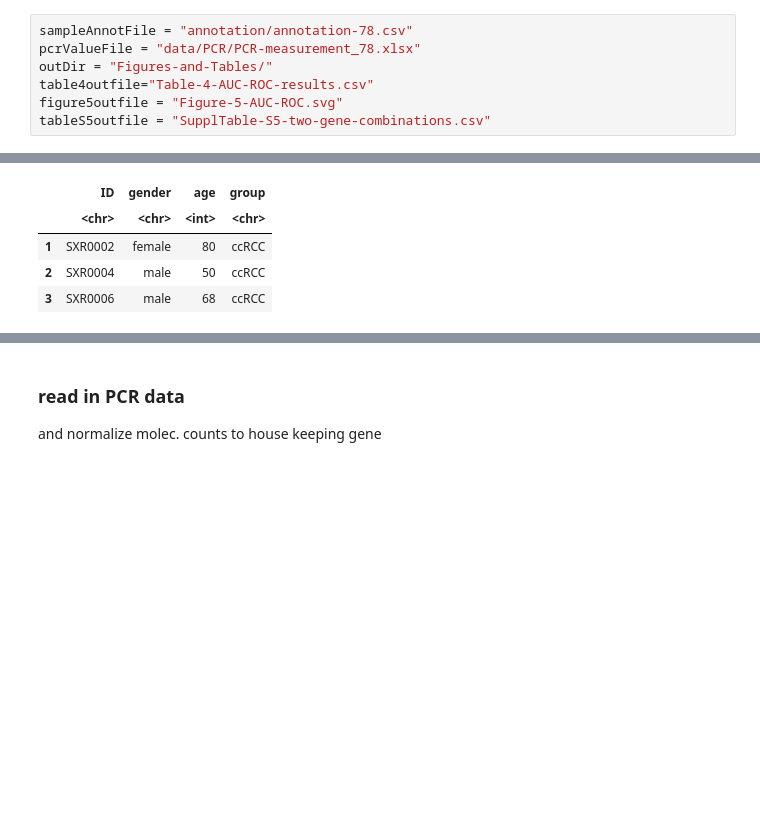
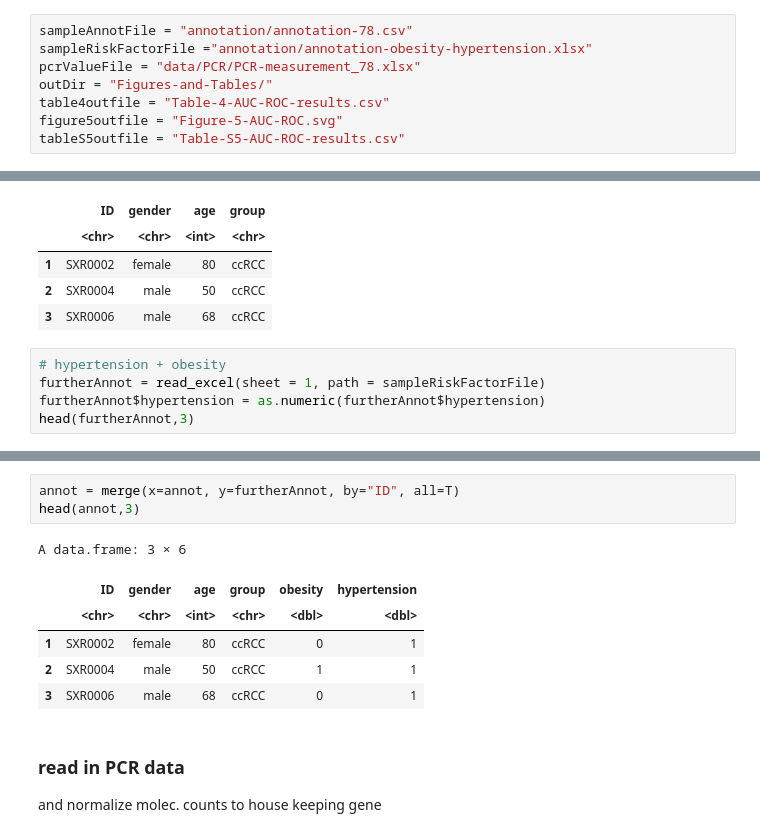
Before and after one commit to konradgrutz/ccRCC_biomarker_analysis, a Jupyter notebook: scripts/evaluate-PCR-predictions.r.ipynb, the cells around one changed output, grey strips where cells are left out. Cells and saved outputs as stored; diff of their text form; blank space fills up the shorter version.

```diff
--- a/scripts/evaluate-PCR-predictions.r.ipynb
+++ b/scripts/evaluate-PCR-predictions.r.ipynb
@@ -11,11 +7,12 @@ library(ggplot2)
 setwd("..")
 # %%
 sampleAnnotFile = "annotation/annotation-78.csv"
+sampleRiskFactorFile ="annotation/annotation-obesity-hypertension.xlsx"
 pcrValueFile = "data/PCR/PCR-measurement_78.xlsx"
 outDir = "Figures-and-Tables/"
-table4outfile="Table-4-AUC-ROC-results.csv"
+table4outfile = "Table-4-AUC-ROC-results.csv"
 figure5outfile = "Figure-5-AUC-ROC.svg"
-tableS5outfile = "SupplTable-S5-two-gene-combinations.csv"
+tableS5outfile = "Table-S5-AUC-ROC-results.csv"
 # %%
 # sample annotation
 annot = read.csv(file = sampleAnnotFile ,header = T,sep = "\t",stringsAsFactors = F)
@@ -28,3 +25,8 @@ A data.frame: 3 × 4
 | 1 | SXR0002 | female | 80 | ccRCC |
 | 2 | SXR0004 | male | 50 | ccRCC |
 | 3 | SXR0006 | male | 68 | ccRCC |
+# %%
+# hypertension + obesity
+furtherAnnot = read_excel(sheet = 1, path = sampleRiskFactorFile)
+furtherAnnot$hypertension = as.numeric(furtherAnnot$hypertension)
+head(furtherAnnot,3)
@@ -31,3 +42,13 @@ A data.frame: 3 × 4
+# %%
+annot = merge(x=annot, y=furtherAnnot, by="ID", all=T)
+head(annot,3)
+# %% [output]
+A data.frame: 3 × 6
+|  | ID | gender | age | group | obesity | hypertension |
+|  | <chr> | <chr> | <int> | <chr> | <dbl> | <dbl> |
+| 1 | SXR0002 | female | 80 | ccRCC | 0 | 1 |
+| 2 | SXR0004 | male | 50 | ccRCC | 1 | 1 |
+| 3 | SXR0006 | male | 68 | ccRCC | 0 | 1 |
 # %% [markdown]
 ### read in PCR data
 and normalize molec. counts to house keeping gene
```
Also changed, not shown: parts of 43 cells of this notebook, 3 other files.
